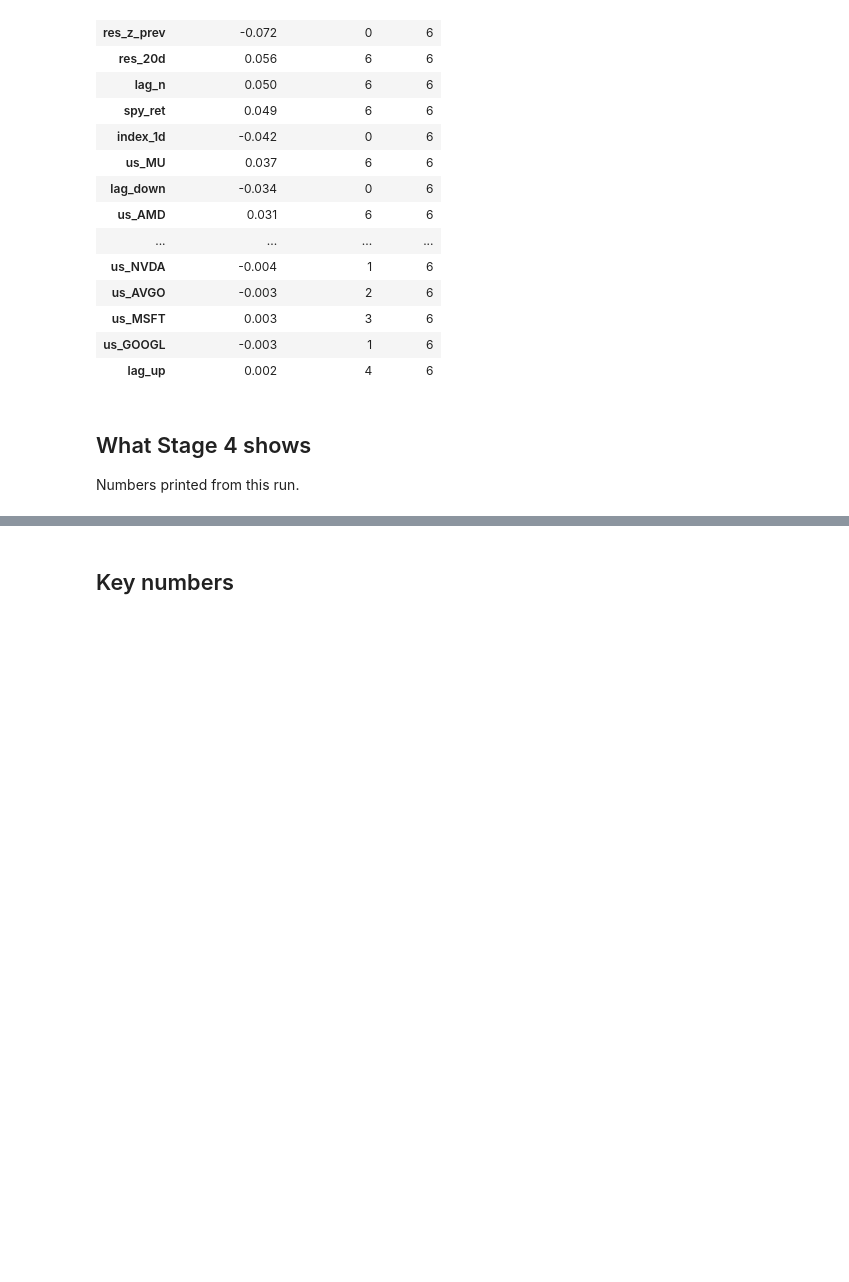
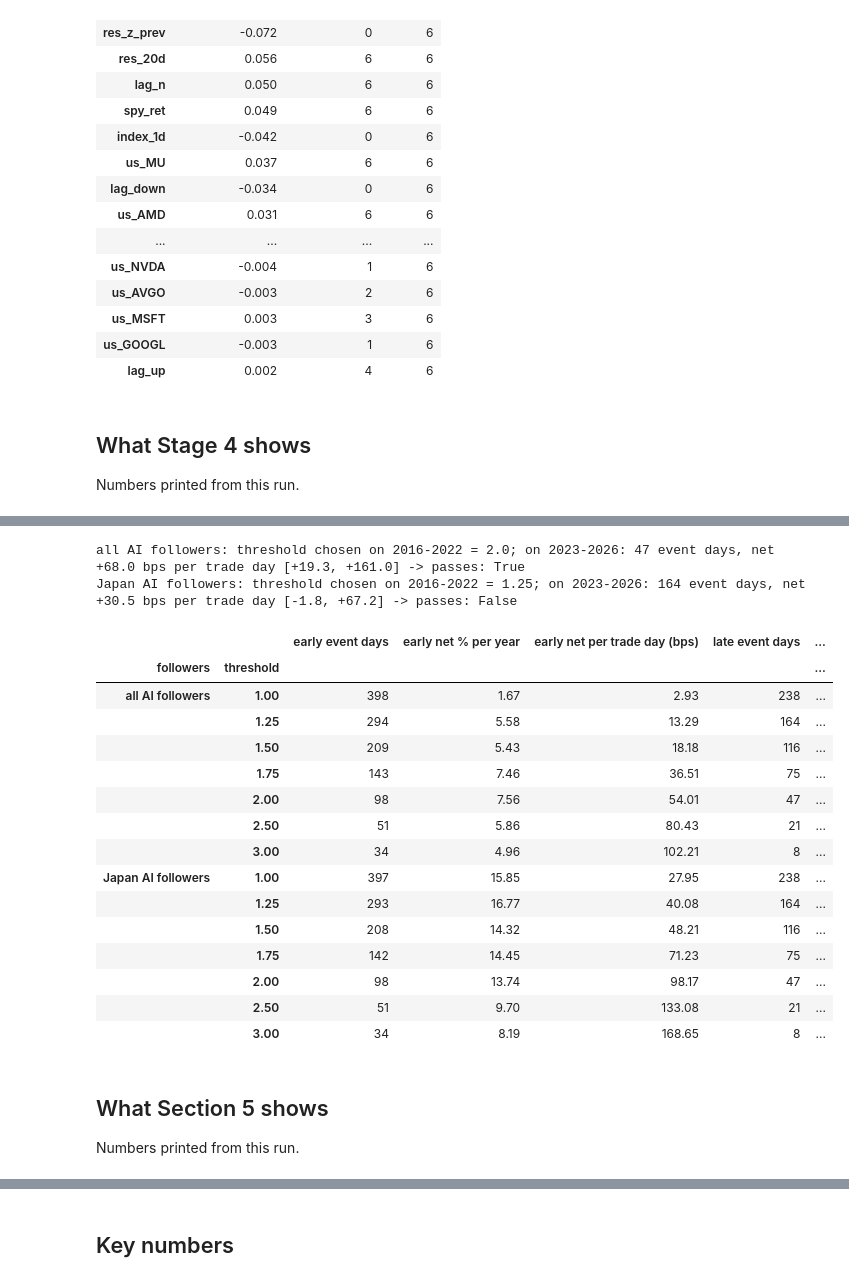
Before and after one commit to Farid-Abdullah/stock-comovement, a Jupyter notebook: overnight_transmission.ipynb, the cells around one changed output, grey strips where cells are left out. Drawn from its saved outputs; the diff is of its cells as text; code cells hidden in the pictures; blank space fills up the shorter version.

```diff
--- a/overnight_transmission.ipynb
+++ b/overnight_transmission.ipynb
@@ -1627,7 +1632,7 @@ def block_bootstrap_auc_diff(pa, pb, n_boot=N_BOOT_AUC, block=BOOT_BLOCK, seed=S
 
 
 comparisons = []
-for target in ["oc", "cc"]:
+for target in TARGET_COLUMN:
     for model in ["logistic", "boosting"]:
         for a, b in [("A", "A+US"), ("A+US", "B")]:
             pa, pb = preds_of(target, model, a), preds_of(target, model, b)
@@ -1646,7 +1651,7 @@ for target in ["oc", "cc"]:
 comparisons = pd.DataFrame(comparisons)
 comparisons.to_csv(OUT_DIR / "s4_model_comparisons.csv", index=False)
 KEY["model_comparisons"] = comparisons.round(4).to_dict(orient="records")
-comparisons.round(4)
+comparisons[comparisons["target"].isin(["oc", "cc"])].round(4)
 # %% [output]
 |  | target | model | comparison | AUC difference | 95% CI | years better | of years |
 | 0 | oc | logistic | A+US - A | -0.0029 | [-0.007, +0.001] | 2 | 6 |
@@ -1842,0 +2117,65 @@ Logistic (B, oc): features with the same sign in every year: gap_today, res_5d,
+# %%
+THRESHOLDS = [1.0, 1.25, 1.5, 1.75, 2.0, 2.5, 3.0]
+EARLY, LATE = ROWS.year <= 2022, ROWS.year >= 2023
+
+
+def fade_net(tickers, z_min, rows_mask):
+    # Daily net bps (equal-weight over stocks) on event days: -sign(SPY) x open->close - per-market cost.
+    bet = -np.sign(SPY_RET).to_numpy()[:, None] * FR["oc"][tickers] * 1e4 - COSTS[tickers]
+    event = (spy_z.abs() >= z_min) & rows_mask
+    return bet.where(event, axis=0).mean(axis=1).dropna()
+
+
+threshold_rows, threshold_pick = [], {}
+for label, tickers in [("all AI followers", ASIA_AI), ("Japan AI followers", [t for t in ASIA_AI if MARKET_OF[t] == "JP"])]:
+    n_early_years = len(set(ROWS[EARLY].year))
+    n_late_years = len(ROWS[LATE]) / 252
+    choice = {}
+    for z in THRESHOLDS:
+        early, late = fade_net(tickers, z, EARLY), fade_net(tickers, z, LATE)
+        choice[z] = early.sum() / n_early_years / 100 if len(early) >= 20 else -np.inf
+        lo, hi = block_bootstrap_mean(late) if len(late) >= 2 * BOOT_BLOCK else (np.nan, np.nan)   # too few days
+        threshold_rows.append({"followers": label, "threshold": z, "early event days": len(early),
+                               "early net % per year": early.sum() / n_early_years / 100,
+                               "early net per trade day (bps)": early.mean(),
+                               "late event days": len(late), "late net per trade day (bps)": late.mean(),
+                               "late 95% CI": f"[{lo:+.1f}, {hi:+.1f}]" if np.isfinite(lo) else "n/a (too few days)",
+                               "late net % per year": late.sum() / n_late_years / 100})
+    threshold_pick[label] = max(choice, key=choice.get)
+thresholds = pd.DataFrame(threshold_rows).set_index(["followers", "threshold"])
+thresholds["chosen on 2016-2022"] = [threshold_pick[f] == z for f, z in thresholds.index]
+thresholds.to_csv(OUT_DIR / "s5_threshold_split_sample.csv")
+threshold_result = {}
+for label, z in threshold_pick.items():
+    tickers = ASIA_AI if label.startswith("all") else [t for t in ASIA_AI if MARKET_OF[t] == "JP"]
+    late = fade_net(tickers, z, LATE)
+    lo, hi = block_bootstrap_mean(late)
+    threshold_result[label] = {"threshold": z, "late event days": len(late), "late net per trade day (bps)": late.mean(),
+                               "late 95% CI": (lo, hi), "passes": bool(lo > 0)}
+    print(f"{label}: threshold chosen on 2016-2022 = {z}; on 2023-2026: {len(late)} event days, net "
+          f"{late.mean():+.1f} bps per trade day [{lo:+.1f}, {hi:+.1f}] -> passes: {lo > 0}")
+KEY["threshold_split"] = {"table": {f"{f} | {z}": v for (f, z), v in thresholds.round(3).to_dict(orient="index").items()},
+                          "result": threshold_result}
+thresholds.round(2)
+# %% [output]
+all AI followers: threshold chosen on 2016-2022 = 2.0; on 2023-2026: 47 event days, net +68.0 bps per trade day [+19.3, +161.0] -> passes: True
+Japan AI followers: threshold chosen on 2016-2022 = 1.25; on 2023-2026: 164 event days, net +30.5 bps per trade day [-1.8, +67.2] -> passes: False
+|  |  | early event days | early net % per year | early net per trade day (bps) | late event days | ... |
+| followers | threshold |  |  |  |  | ... |
+| all AI followers | 1.00 | 398 | 1.67 | 2.93 | 238 | ... |
+|  | 1.25 | 294 | 5.58 | 13.29 | 164 | ... |
+|  | 1.50 | 209 | 5.43 | 18.18 | 116 | ... |
+|  | 1.75 | 143 | 7.46 | 36.51 | 75 | ... |
+|  | 2.00 | 98 | 7.56 | 54.01 | 47 | ... |
+|  | 2.50 | 51 | 5.86 | 80.43 | 21 | ... |
+|  | 3.00 | 34 | 4.96 | 102.21 | 8 | ... |
+| Japan AI followers | 1.00 | 397 | 15.85 | 27.95 | 238 | ... |
+|  | 1.25 | 293 | 16.77 | 40.08 | 164 | ... |
+|  | 1.50 | 208 | 14.32 | 48.21 | 116 | ... |
+|  | 1.75 | 142 | 14.45 | 71.23 | 75 | ... |
+|  | 2.00 | 98 | 13.74 | 98.17 | 47 | ... |
+|  | 2.50 | 51 | 9.70 | 133.08 | 21 | ... |
+|  | 3.00 | 34 | 8.19 | 168.65 | 8 | ... |
+# %% [markdown]
+## What Section 5 shows
+Numbers printed from this run.
```
Also changed, not shown: parts of 20 cells of this notebook, 34 other files.
